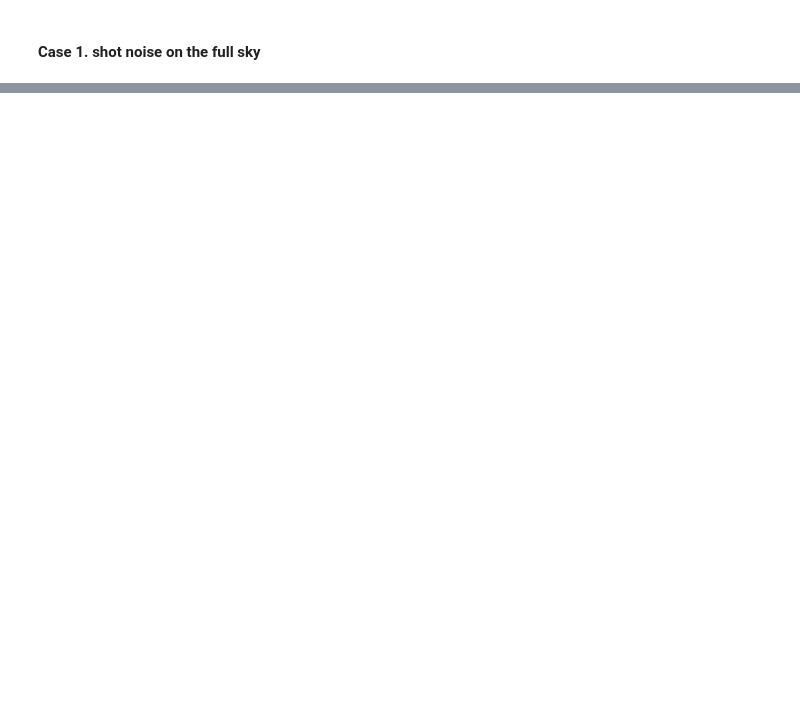
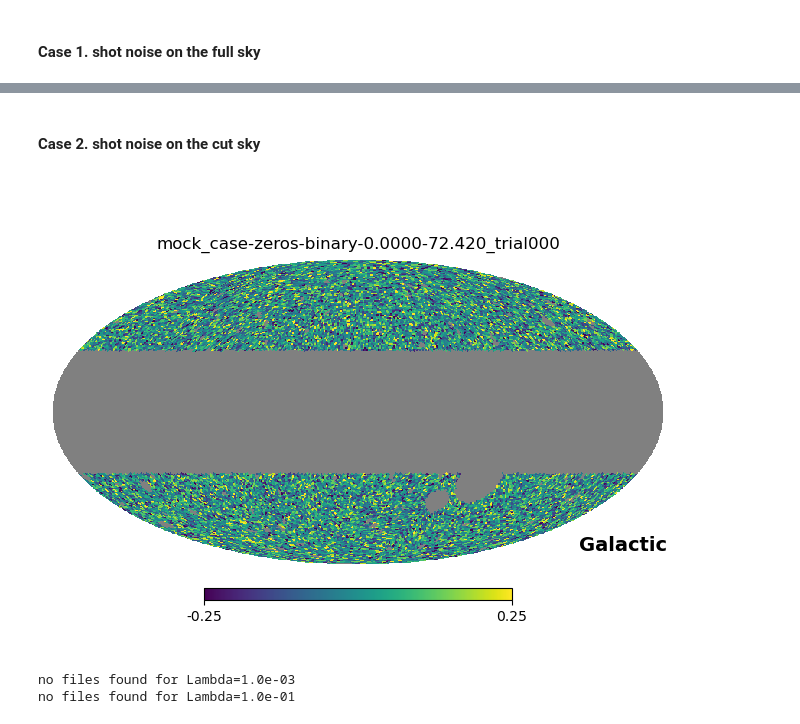
Before and after one commit to abbyw24/lss-dipoles, a Jupyter notebook: notebooks/2024-12-01_Cell_cases.ipynb, the cells around one changed output, grey strips where cells are left out. Drawn from its saved outputs; the diff is of its cells as text; code cells hidden in the pictures; blank space fills up the shorter version.

```diff
--- a/notebooks/2024-12-01_Cell_cases.ipynb
+++ b/notebooks/2024-12-01_Cell_cases.ipynb
@@ -27,7 +28,7 @@ import dipole
 # %%
-def get_mock_fns(set_name, result_type, excess_mode, selfunc_mode, dipamp, base_rate):
+def get_result_fns(set_name, result_type, excess_mode, selfunc_mode, dipamp, base_rate):
     dir_results = os.path.join(f'/scratch/aew492/lss-dipoles_results/results/results_mocks', set_name)
-    pattern = f"{dir_results}/{result_type}*_case-{excess_mode}-{selfunc_mode}-{dipamp:.4f}-{base_rate:.3f}*.npy"
+    pattern = f"{dir_results}/{result_type}*_case*{excess_mode}*{selfunc_mode}*{dipamp:.4f}*{base_rate:.3f}*.npy"
     fns_mock = glob.glob(pattern)
-    print(f"found {len(fns_mock)} files for this mock case: {pattern}")
+    # print(f"found {len(fns_mock)} files for this mock case: {pattern}")
     return fns_mock
@@ -86,0 +141,14 @@ ValueError: Invalid vmin or vmax
+# %% [markdown]
+#### Case 2. shot noise on the cut sky
+# %%
+set_name = 'shot_noise_catwise'
+case_dict = dict(excess_mode='zeros', selfunc_mode='binary', dipamp=0., base_rate=72.42)
+
+im_fn = show_mock_pngs(set_name, trials=[0], **case_dict)
+
+Cells_res_cutsky = gather_Cell_results(Lambdas, set_name, case_dict)
+dipole_res_cutsky = gather_dipole_results(set_name, case_dict)
+# %% [output]
+[figure, added]
+no files found for Lambda=1.0e-03
+no files found for Lambda=1.0e-01
```
Also changed, not shown: parts of 49 cells of this notebook.
